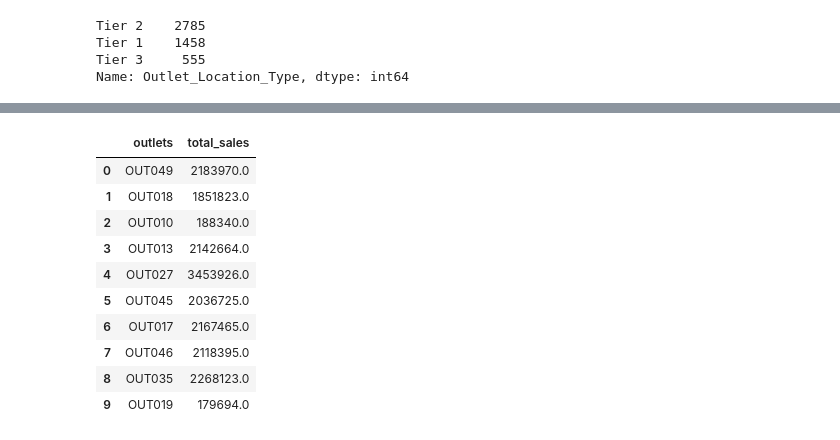
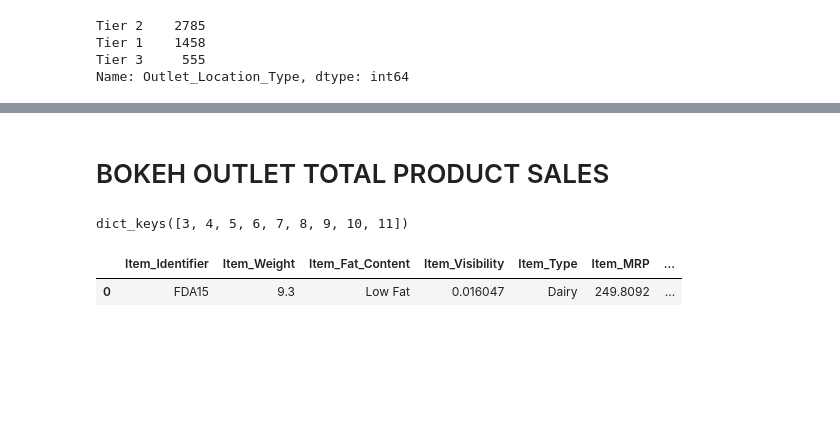
Before and after one commit to timbriggs0/sales_predictions, a Jupyter notebook: data/Outlet_Sales.ipynb, the cells around one changed output, grey strips where cells are left out. Cells and saved outputs as stored; diff of their text form; code cells hidden in the pictures; blank space fills up the shorter version.

```diff
--- a/data/Outlet_Sales.ipynb
+++ b/data/Outlet_Sales.ipynb
@@ -164,20 +170,6 @@ outlets_dataframe
 outlets_dataframe['total_sales'] = outlets_dataframe['total_sales'].round()
 # outlets_dataframe['total_sales'] = outlets_dataframe['total_sales'].apply(lambda x: '%.5f' % x)
 # outlets_dataframe['total_sales'].astype(float)
-# %%
-outlets_dataframe
-# %% [output]
-|  | outlets | total_sales |
-| 0 | OUT049 | 2183970.0 |
-| 1 | OUT018 | 1851823.0 |
-| 2 | OUT010 | 188340.0 |
-| 3 | OUT013 | 2142664.0 |
-| 4 | OUT027 | 3453926.0 |
-| 5 | OUT045 | 2036725.0 |
-| 6 | OUT017 | 2167465.0 |
-| 7 | OUT046 | 2118395.0 |
-| 8 | OUT035 | 2268123.0 |
-| 9 | OUT019 | 179694.0 |
 # %%
 source = ColumnDataSource(outlets_dataframe)
 # source
@@ -214,0 +208,11 @@ show(fig_total_sales_outlets)
+# %% [markdown]
+# BOKEH OUTLET TOTAL PRODUCT SALES
+# %%
+Spectral.keys()
+# %% [output]
+dict_keys([3, 4, 5, 6, 7, 8, 9, 10, 11])
+# %%
+df.head(1)
+# %% [output]
+|  | Item_Identifier | Item_Weight | Item_Fat_Content | Item_Visibility | Item_Type | Item_MRP | ... |
+| 0 | FDA15 | 9.3 | Low Fat | 0.016047 | Dairy | 249.8092 | ... |
```
Also changed, not shown: parts of 6 cells of this notebook, 18 other files.
